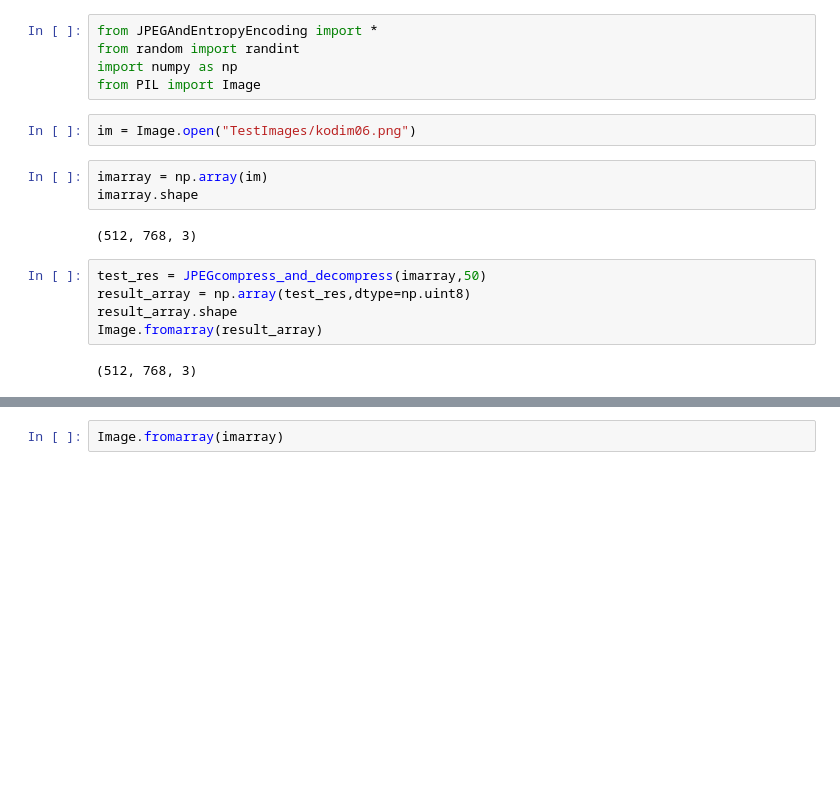
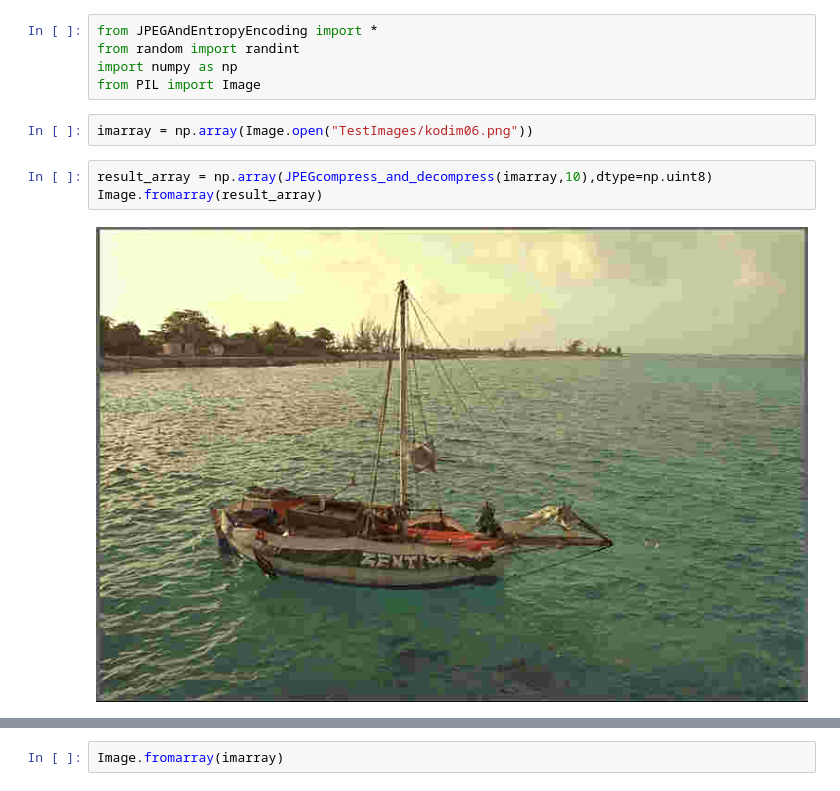
Before and after one commit to s194042/DeepLearningBachelorProject, a Jupyter notebook: Code/JPEGAndEntropyEncoding/TestNotebook.ipynb, the cells around one changed output, grey strips where cells are left out. Drawn from its saved outputs; the diff is of its cells as text; blank space fills up the shorter version.

Commit message:
Small alterations in image transform ratings

```diff
--- a/Code/JPEGAndEntropyEncoding/TestNotebook.ipynb
+++ b/Code/JPEGAndEntropyEncoding/TestNotebook.ipynb
@@ -4,16 +4,9 @@ from random import randint
 import numpy as np
 from PIL import Image
 # %%
-im = Image.open("TestImages/kodim06.png")
+imarray = np.array(Image.open("TestImages/kodim06.png"))
-# %%
-imarray = np.array(im)
-imarray.shape
-# %% [output]
-(512, 768, 3)
 # %%
-test_res = JPEGcompress_and_decompress(imarray,50)
-result_array = np.array(test_res,dtype=np.uint8)
-result_array.shape
+result_array = np.array(JPEGcompress_and_decompress(imarray,10),dtype=np.uint8)
 Image.fromarray(result_array)
 # %% [output]
-(512, 768, 3)
+[figure, added]
```
Also changed, not shown: parts of 2 cells of this notebook, 6 other files.
